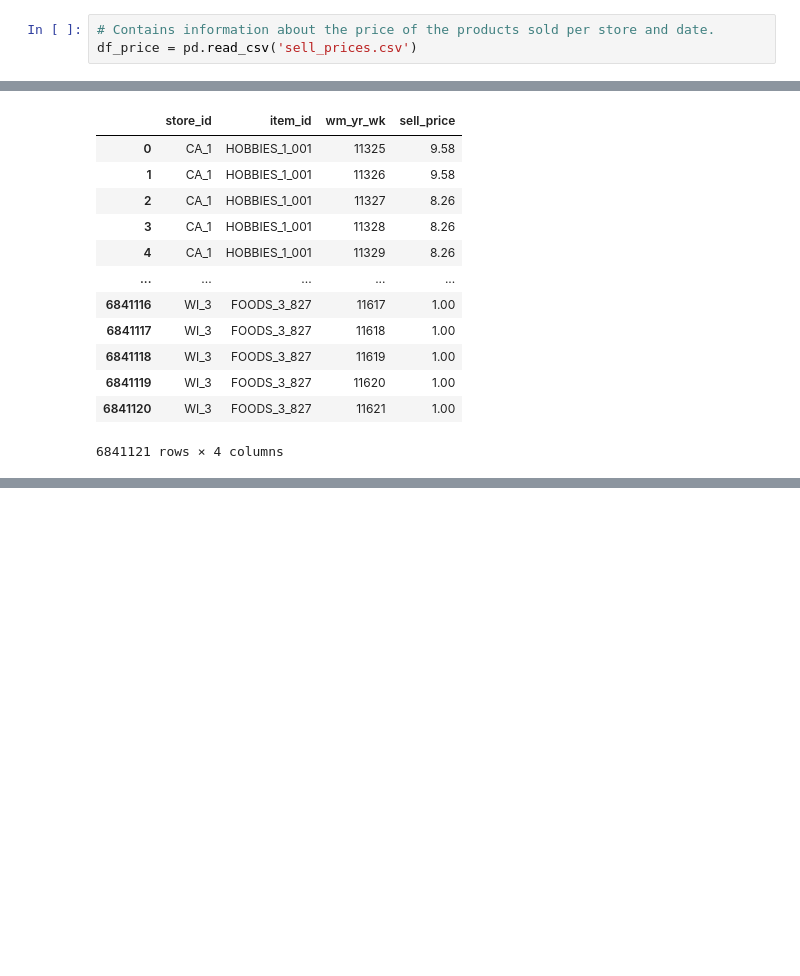
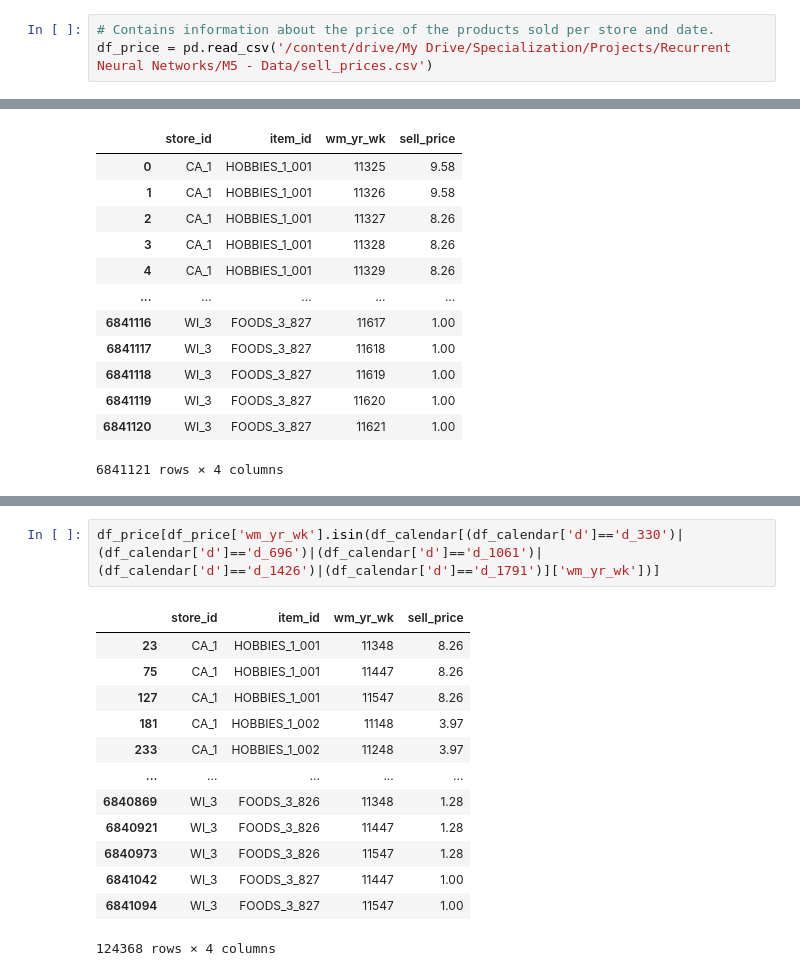
Before and after one commit to rtegao/M5Forecasting, a Jupyter notebook: ExploratoryDataAnalysis.ipynb, the cells around one changed output, grey strips where cells are left out. Saved outputs shown, nothing was run; the diff lists cells and outputs as text; blank space fills up the shorter version.

```diff
--- a/ExploratoryDataAnalysis.ipynb
+++ b/ExploratoryDataAnalysis.ipynb
@@ -11,5 +21,5 @@ df_calendar = pd.read_csv('calendar.csv')
 # %%
 # Contains information about the price of the products sold per store and date.
-df_price = pd.read_csv('sell_prices.csv')
+df_price = pd.read_csv('/content/drive/My Drive/Specialization/Projects/Recurrent Neural Networks/M5 - Data/sell_prices.csv')
 # %%
 #Contains the historical daily unit sales data per product and store.
@@ -66,0 +135,16 @@ df_sales
+# %%
+df_price[df_price['wm_yr_wk'].isin(df_calendar[(df_calendar['d']=='d_330')|(df_calendar['d']=='d_696')|(df_calendar['d']=='d_1061')|(df_calendar['d']=='d_1426')|(df_calendar['d']=='d_1791')]['wm_yr_wk'])]
+# %% [output]
+|  | store_id | item_id | wm_yr_wk | sell_price |
+| 23 | CA_1 | HOBBIES_1_001 | 11348 | 8.26 |
+| 75 | CA_1 | HOBBIES_1_001 | 11447 | 8.26 |
+| 127 | CA_1 | HOBBIES_1_001 | 11547 | 8.26 |
+| 181 | CA_1 | HOBBIES_1_002 | 11148 | 3.97 |
+| 233 | CA_1 | HOBBIES_1_002 | 11248 | 3.97 |
+| ... | ... | ... | ... | ... |
+| 6840869 | WI_3 | FOODS_3_826 | 11348 | 1.28 |
+| 6840921 | WI_3 | FOODS_3_826 | 11447 | 1.28 |
+| 6840973 | WI_3 | FOODS_3_826 | 11547 | 1.28 |
+| 6841042 | WI_3 | FOODS_3_827 | 11447 | 1.00 |
+| 6841094 | WI_3 | FOODS_3_827 | 11547 | 1.00 |
+124368 rows × 4 columns
```
Also changed, not shown: parts of 16 cells of this notebook.
